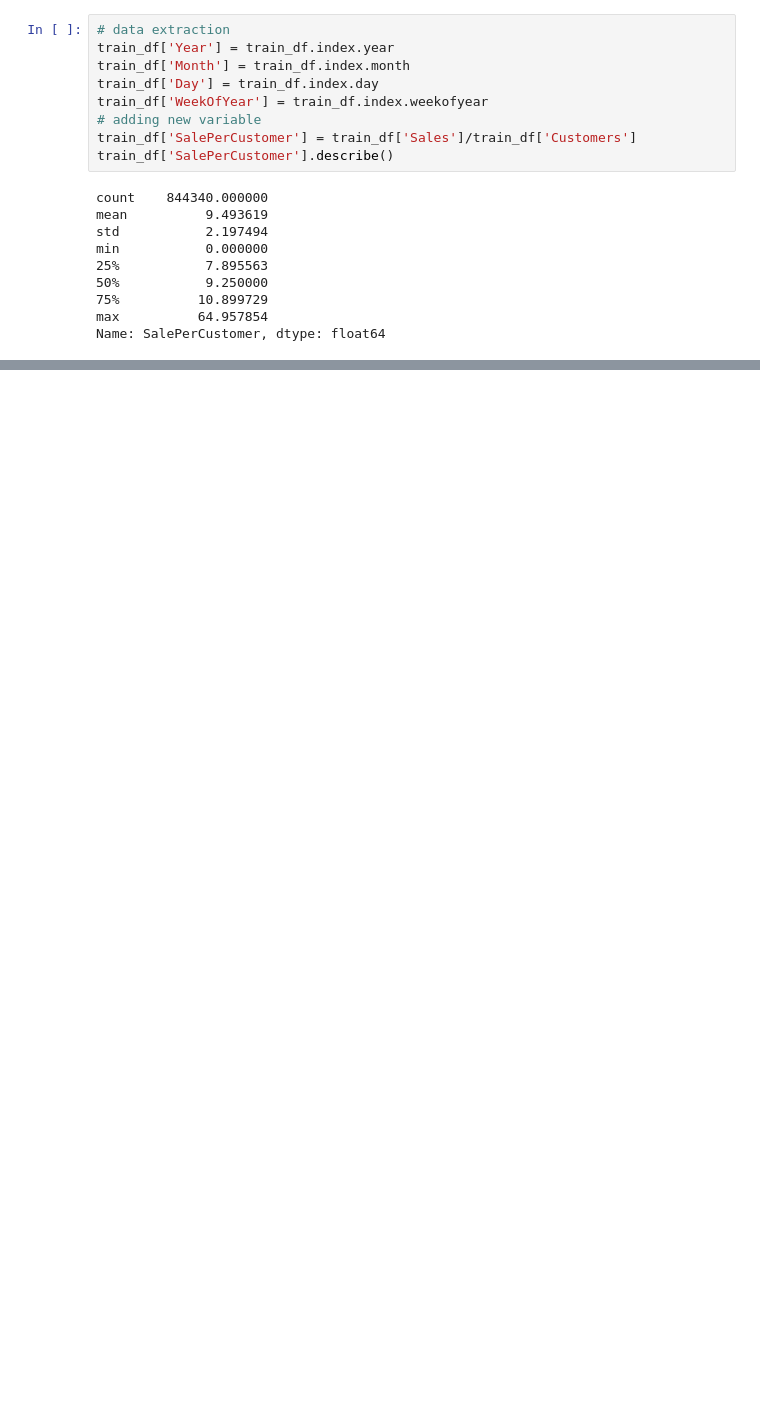
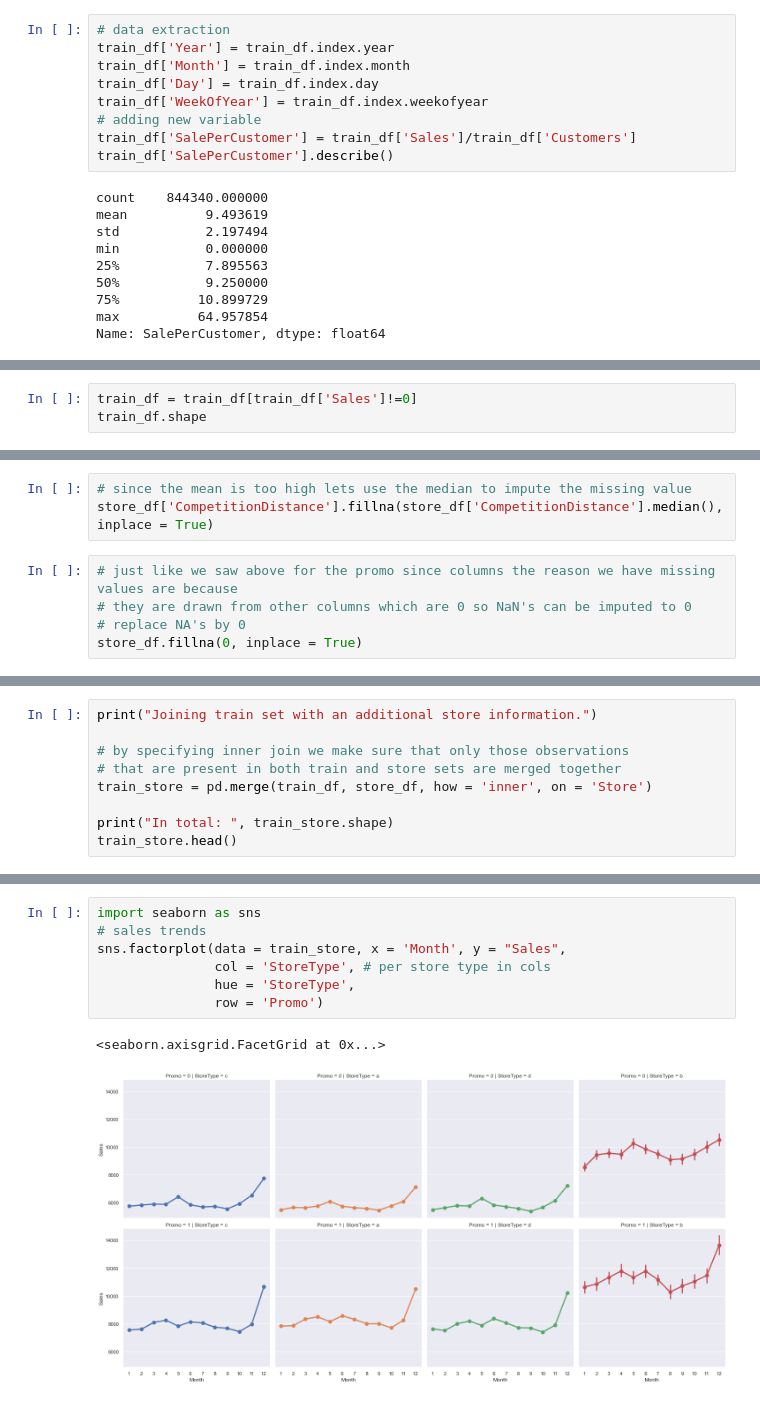
Before and after one commit to michaelgetachew-abebe/Pharmaceutical-Sales-Prediction_Rossmann, a Jupyter notebook: notebooks/explratory_data_analysis.ipynb, the cells around one changed output, grey strips where cells are left out. Saved outputs shown, nothing was run; the diff lists cells and outputs as text; blank space fills up the shorter version.

Commit message:
Feat(add): more clear exploratory data analysis part one

```diff
--- a/notebooks/explratory_data_analysis.ipynb
+++ b/notebooks/explratory_data_analysis.ipynb
@@ -62,0 +93,3 @@ Name: SalePerCustomer, dtype: float64
+# %%
+train_df = train_df[train_df['Sales']!=0]
+train_df.shape
@@ -62,0 +138,8 @@ Name: SalePerCustomer, dtype: float64
+# %%
+# since the mean is too high lets use the median to impute the missing value
+store_df['CompetitionDistance'].fillna(store_df['CompetitionDistance'].median(), inplace = True)
+# %%
+# just like we saw above for the promo since columns the reason we have missing values are because
+# they are drawn from other columns which are 0 so NaN's can be imputed to 0
+# replace NA's by 0
+store_df.fillna(0, inplace = True)
@@ -62,0 +160,9 @@ Name: SalePerCustomer, dtype: float64
+# %%
+print("Joining train set with an additional store information.")
+
+# by specifying inner join we make sure that only those observations
+# that are present in both train and store sets are merged together
+train_store = pd.merge(train_df, store_df, how = 'inner', on = 'Store')
+
+print("In total: ", train_store.shape)
+train_store.head()
@@ -62,0 +206,10 @@ Name: SalePerCustomer, dtype: float64
+# %%
+import seaborn as sns
+# sales trends
+sns.factorplot(data = train_store, x = 'Month', y = "Sales",
+               col = 'StoreType', # per store type in cols
+               hue = 'StoreType',
+               row = 'Promo')
+# %% [output]
+<seaborn.axisgrid.FacetGrid at 0x...>
+[figure, added]
```
Also changed, not shown: parts of 17 cells of this notebook.
